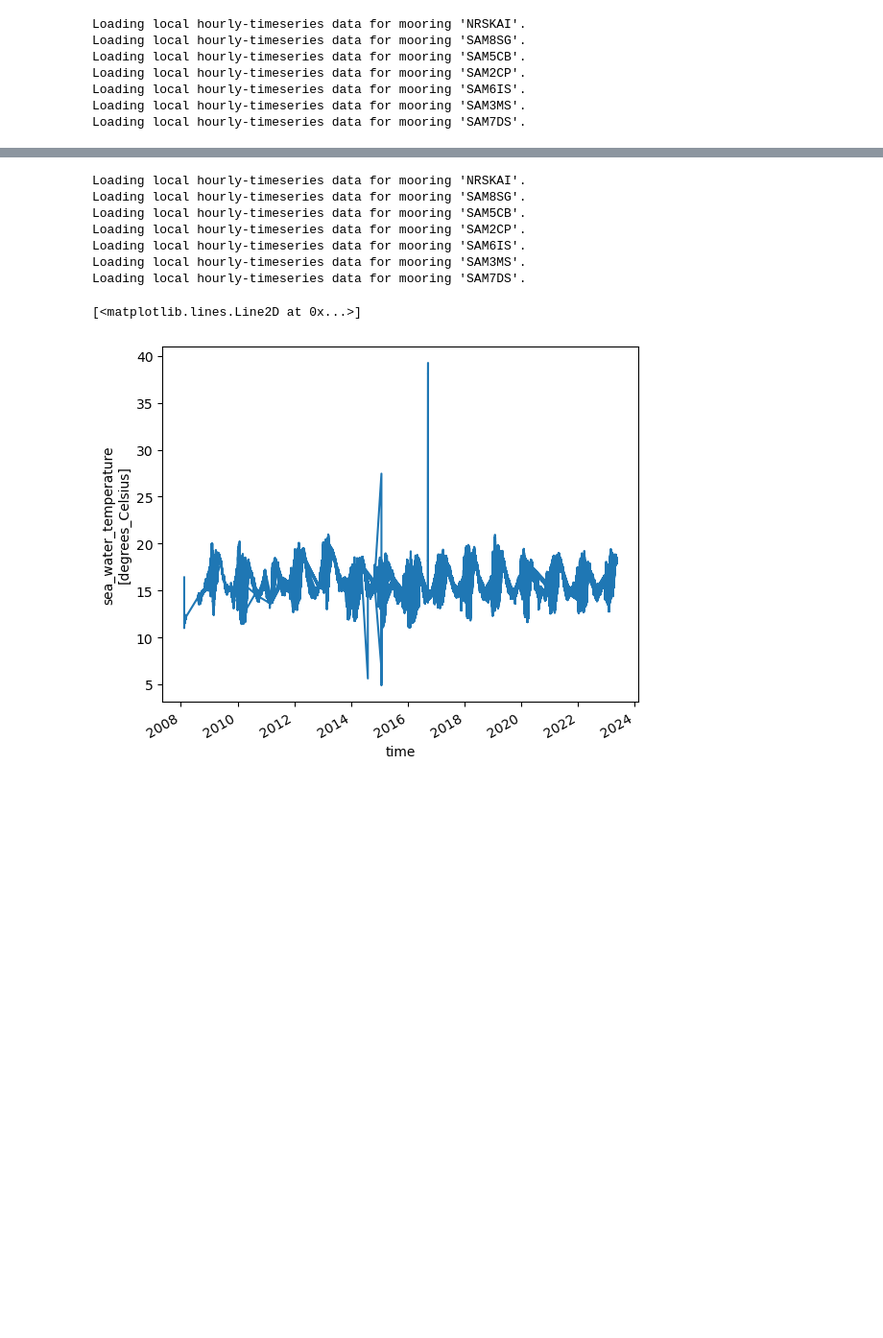
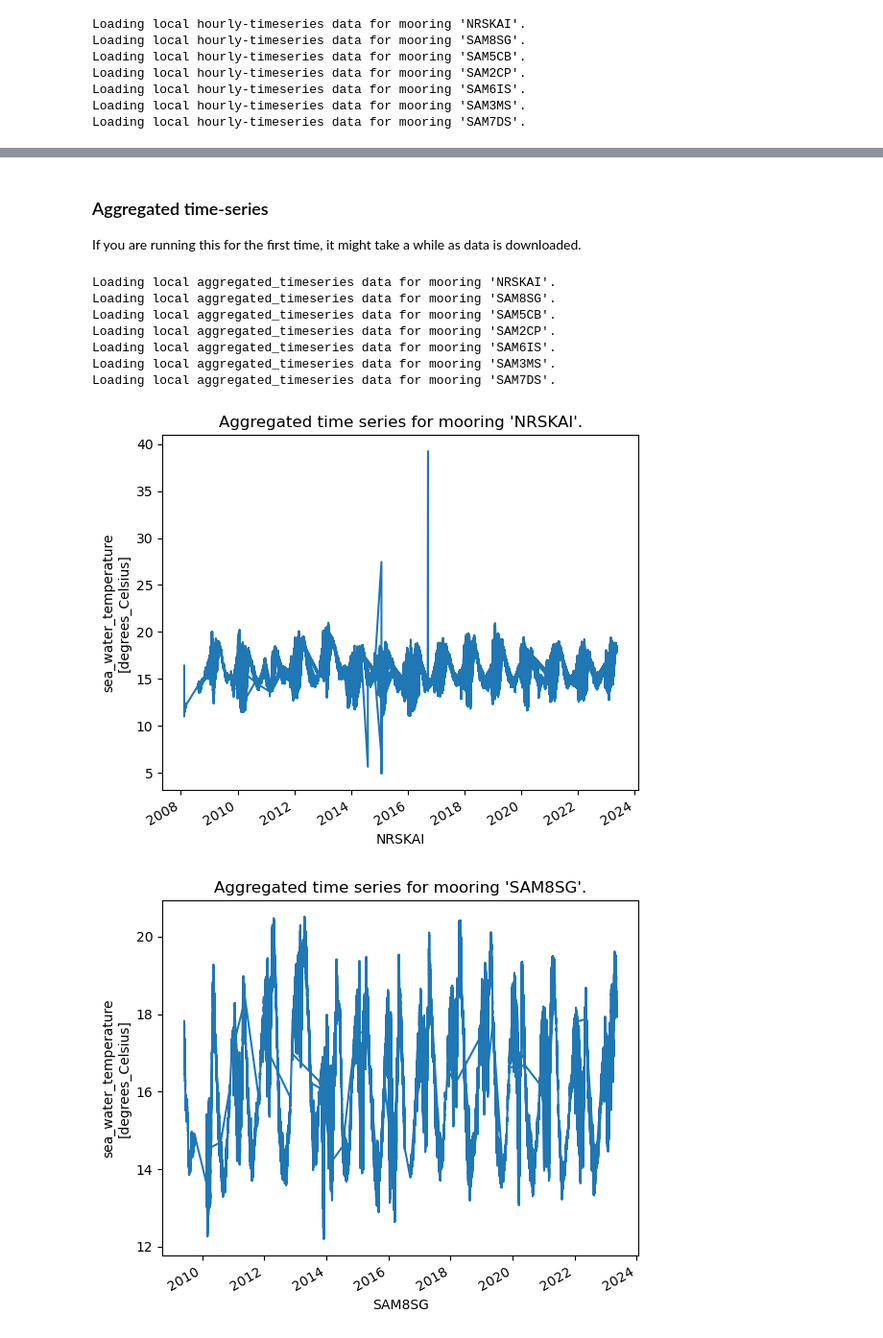
Before and after one commit to oceanhackweek/ohw23_proj_SAupwelling, a Jupyter notebook: Notebooks/loading_data_products.ipynb, the cells around one changed output, grey strips where cells are left out. Shown at 96% size. Cells and saved outputs as stored; diff of their text form; code cells hidden in the pictures; blank space fills up the shorter version.

Commit message:
Update loading_data_products notebook
  - Remove typo in utils module

```diff
--- a/Notebooks/loading_data_products.ipynb
+++ b/Notebooks/loading_data_products.ipynb
@@ -38,5 +49,5 @@ SA coastal moorings that are not active but have data available:
 # %%
-hourly_files, hourly_ds = utils.load_data_products()
+hourly_files, hourly_datasets = utils.load_data_products()
 # %% [output]
 Loading local hourly-timeseries data for mooring 'NRSKAI'.
 Loading local hourly-timeseries data for mooring 'SAM8SG'.
@@ -47,0 +81,6 @@ Loading local hourly-timeseries data for mooring 'SAM7DS'.
+# %%
+for mooring, dataset in hourly_datasets.items():
+    fig, ax = plt.subplots()
+    _ = dataset["TEMP"].plot(x="TIME", ax=ax)
+    ax.set_title(f"Hourly time series for mooring '{mooring}'.")
+    ax.set_xlabel(mooring)
@@ -48,16 +97,24 @@ Loading local hourly-timeseries data for mooring 'SAM7DS'.
+# %% [markdown]
+### Aggregated time-series
+
+If you are running this for the first time, it might take a while as data is downloaded.
 # %%
-agg_files, agg_ds = utils.load_data_products(data_type="aggregated_timeseries",
+agg_files, agg_datasets = utils.load_data_products(data_type="aggregated_timeseries",
                                      pattern="*TEMP-aggregated-timeseries_*.nc")
 # %% [output]
-Loading local hourly-timeseries data for mooring 'NRSKAI'.
-Loading local hourly-timeseries data for mooring 'SAM8SG'.
-Loading local hourly-timeseries data for mooring 'SAM5CB'.
-Loading local hourly-timeseries data for mooring 'SAM2CP'.
-Loading local hourly-timeseries data for mooring 'SAM6IS'.
-Loading local hourly-timeseries data for mooring 'SAM3MS'.
-Loading local hourly-timeseries data for mooring 'SAM7DS'.
+Loading local aggregated_timeseries data for mooring 'NRSKAI'.
+Loading local aggregated_timeseries data for mooring 'SAM8SG'.
+Loading local aggregated_timeseries data for mooring 'SAM5CB'.
+Loading local aggregated_timeseries data for mooring 'SAM2CP'.
+Loading local aggregated_timeseries data for mooring 'SAM6IS'.
+Loading local aggregated_timeseries data for mooring 'SAM3MS'.
+Loading local aggregated_timeseries data for mooring 'SAM7DS'.
 # %%
-agg_ds["NRSKAI"]["TEMP"][agg_ds["NRSKAI"]["TEMP_quality_control"] == 1].plot(x="TIME")
+for mooring, dataset in agg_datasets.items():
+    fig, ax = plt.subplots()
+    _ = dataset["TEMP"][dataset["TEMP_quality_control"] == 1].plot(x="TIME", ax=ax)
+    ax.set_title(f"Aggregated time series for mooring '{mooring}'.")
+    ax.set_xlabel(mooring)
 # %% [output]
-[<matplotlib.lines.Line2D at 0x...>]
-[figure, old version]
+[figure, new version]
+[figure, added]
```
Also changed, not shown: parts of 10 cells of this notebook, 1 other file.
